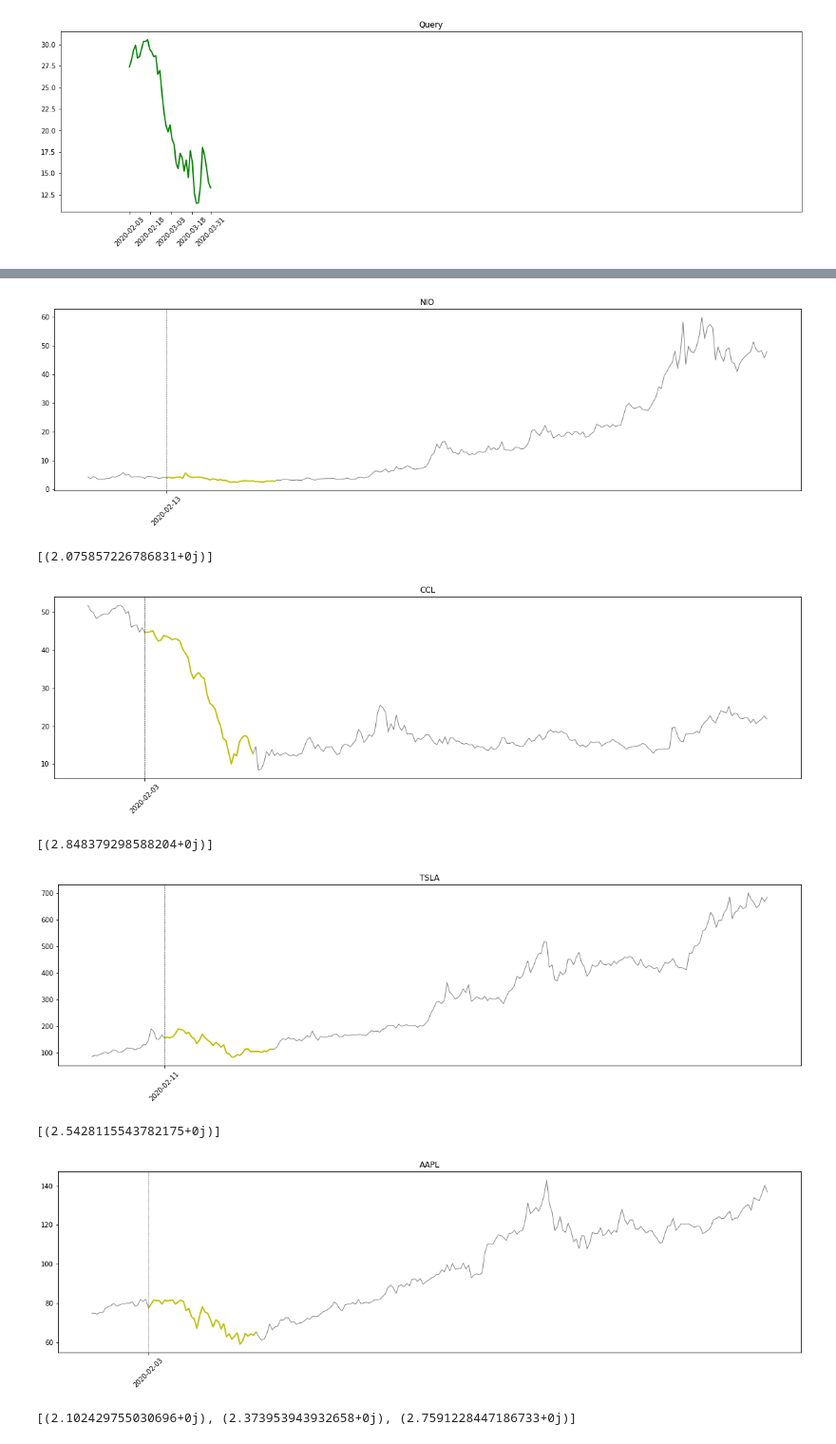
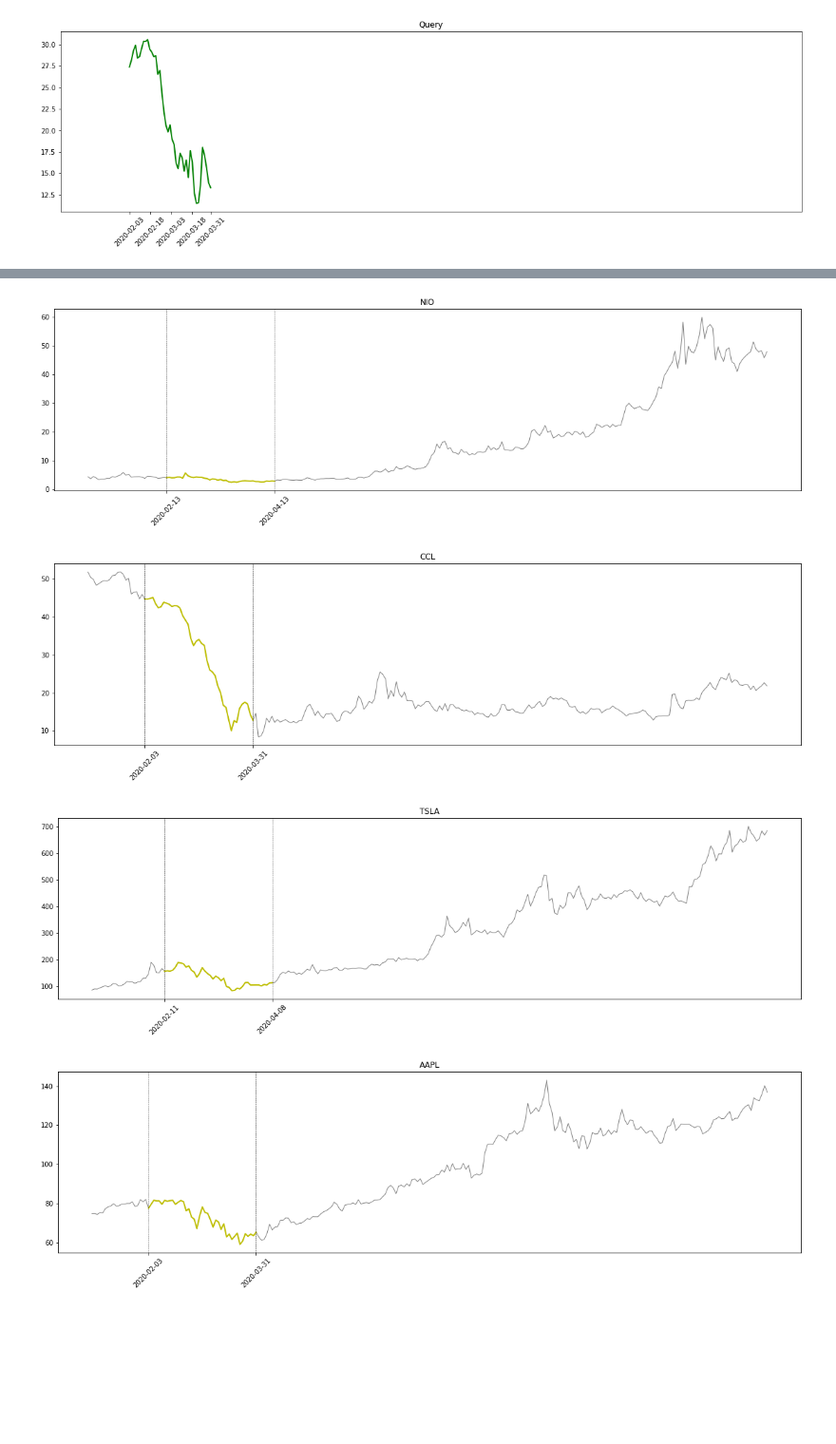
Before and after one commit to vladcioaba/vault, a Jupyter notebook: SimilaritySearchInTimeSeries.ipynb, the cells around one changed output, grey strips where cells are left out. Shown: that part at 95% size. Saved outputs shown, nothing was run; the diff lists cells and outputs as text; code cells hidden in the pictures; blank space fills up the shorter version.

```diff
--- a/SimilaritySearchInTimeSeries.ipynb
+++ b/SimilaritySearchInTimeSeries.ipynb
@@ -173,7 +173,7 @@ def compute_similarities(ts, query):
   matches = []
 
   # generate indices to process over given batch size
-  indices = list(range(0, n - batch_size + 1))
+  indices = list(range(0, n - batch_size))
 
   # determine if we are multiprocessing or not based on cpu_count
   for values in batch_job_generator(ts, query, indices, batch_size):
@@ -184,18 +184,18 @@ def compute_similarities(ts, query):
 
   # find the best K number of matches
   # distance is in column 1
-  top_matches = min(len(matches), 10)
+  top_matches = min(len(matches), 6)
   top_indices = np.argpartition(matches[:, 1], top_matches)[0:top_matches]
 
   # ignore the warning when casting the index values back to ints
   # to store all values it had to choose complex types to handle the
   # distances
   with np.warnings.catch_warnings():
-      np.warnings.filterwarnings(
-          'ignore',
-          r'Casting complex values to real discards the imaginary part'
-      )
-  best_indices = matches[:, 0][top_indices].astype('int64')
+    np.warnings.filterwarnings(
+        'ignore',
+        r'Casting complex values to real discards the imaginary part'
+    )
+    best_indices = matches[:, 0][top_indices].astype('int64')
   best_dists = matches[:, 1][top_indices]
 
   return (best_indices, best_dists)
@@ -242,13 +242,15 @@ for obj in series:
         distances_filtered.append(matches[i][1])
 
     #print(indices_filtered)
-    print(distances_filtered)
+    #print(distances_filtered)
     x_ticks = []
     for idx, dist in zip(indices_filtered, distances_filtered):
       color = 'g' if dist < 2 else ('y' if dist < 3 else 'r')
-      plt.plot(data['Date'][idx:idx+len(query)], data['Avg'][idx:idx+len(query)], linewidth=2, c=color)
+      plt.plot(data['Date'][idx:idx+batch_size], data['Avg'][idx:idx+batch_size], linewidth=2, c=color)
       plt.axvline(x=data['Date'][idx], color='k', linewidth=0.5, linestyle='--')
+      plt.axvline(x=data['Date'][idx + batch_size-1], color='k', linewidth=0.5, linestyle='--')
       x_ticks.append(data['Date'][idx])
+      x_ticks.append(data['Date'][idx + batch_size-1])
 
     if len(x_ticks):
       plt.xticks(x_ticks, rotation = 45)
@@ -259,8 +260,4 @@ for obj in series:
-[figure, old version]
+[figure, new version]
-[(2.075857226786831+0j)]
-[figure, old version]
+[figure, new version]
-[(2.848379298588204+0j)]
-[figure, old version]
+[figure, new version]
-[(2.5428115543782175+0j)]
-[figure, old version]
+[figure, new version]
-[(2.102429755030696+0j), (2.373953943932658+0j), (2.7591228447186733+0j)]
```
Also changed, not shown: parts of 1 cell of this notebook.
